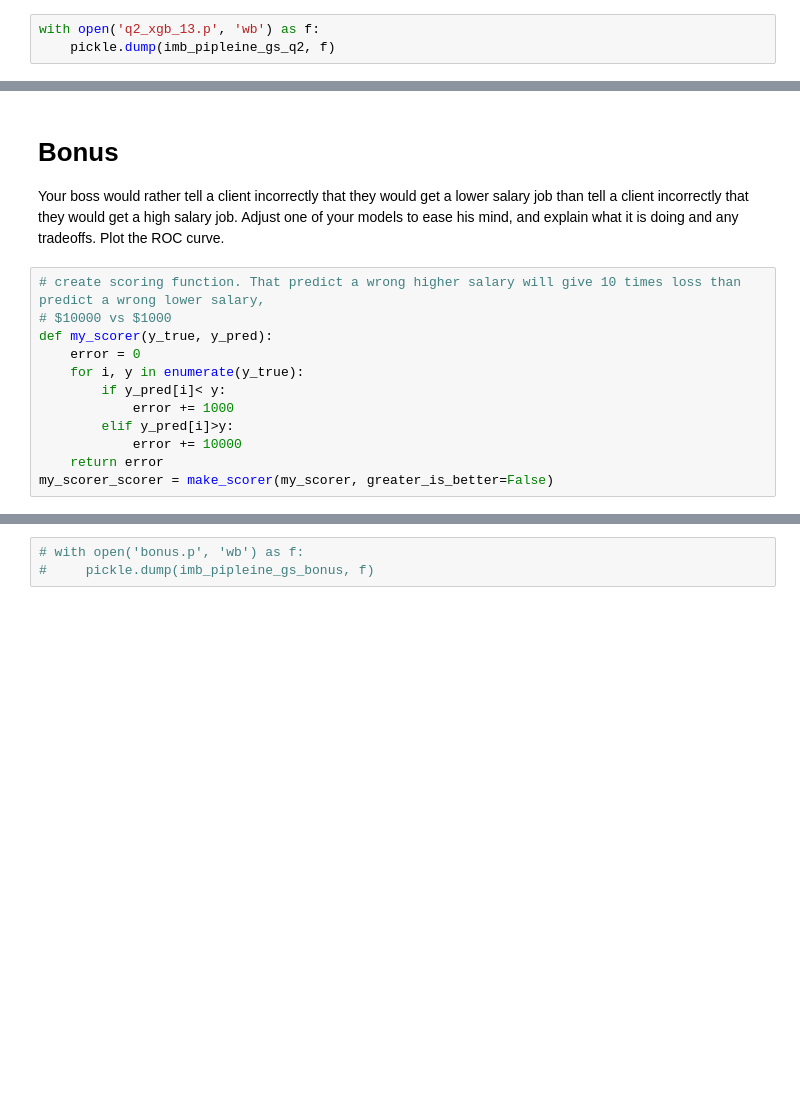
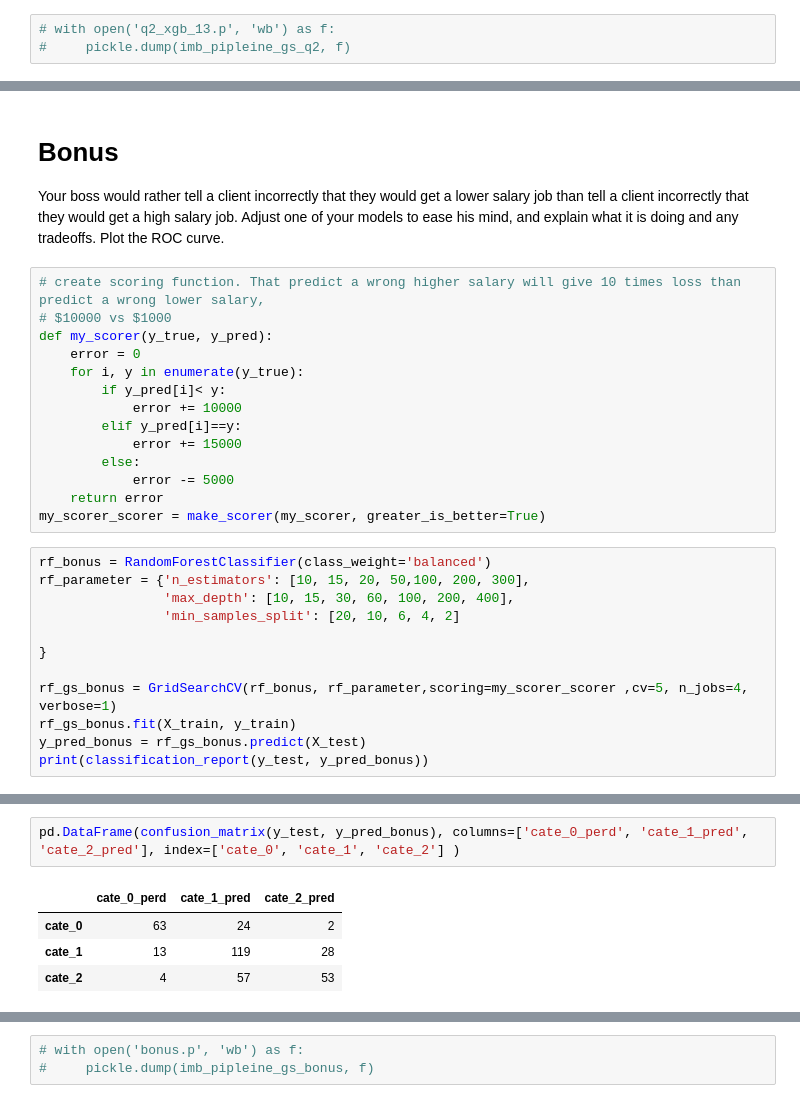
Before and after one commit to Miaowshroom/project-4, a Jupyter notebook: Project_4-randomstate.ipynb, the cells around one changed output, grey strips where cells are left out. Drawn from its saved outputs; the diff is of its cells as text; blank space fills up the shorter version.

```diff
--- a/Project_4-randomstate.ipynb
+++ b/Project_4-randomstate.ipynb
@@ -965,6 +887,6 @@ weighted avg       0.83      0.83      0.83       363
 # %%
-with open('q2_xgb_13.p', 'wb') as f:
-    pickle.dump(imb_pipleine_gs_q2, f)
+# with open('q2_xgb_13.p', 'wb') as f:
+#     pickle.dump(imb_pipleine_gs_q2, f)
 # %%
 with open('q2_xgb_13.p', 'rb') as f:
     imb_pipleine_gs_q2 = pickle.load(f)
@@ -1045,8 +1004,22 @@ def my_scorer(y_true, y_pred):
     error = 0
     for i, y in enumerate(y_true):
         if y_pred[i]< y:
-            error += 1000
-        elif y_pred[i]>y:
             error += 10000
+        elif y_pred[i]==y:
+            error += 15000
+        else:
+            error -= 5000
     return error
-my_scorer_scorer = make_scorer(my_scorer, greater_is_better=False)
+my_scorer_scorer = make_scorer(my_scorer, greater_is_better=True)
+# %%
+rf_bonus = RandomForestClassifier(class_weight='balanced')
+rf_parameter = {'n_estimators': [10, 15, 20, 50,100, 200, 300],
+                'max_depth': [10, 15, 30, 60, 100, 200, 400],
+                'min_samples_split': [20, 10, 6, 4, 2]
+
+}
+
+rf_gs_bonus = GridSearchCV(rf_bonus, rf_parameter,scoring=my_scorer_scorer ,cv=5, n_jobs=4, verbose=1)
+rf_gs_bonus.fit(X_train, y_train)
+y_pred_bonus = rf_gs_bonus.predict(X_test)
+print(classification_report(y_test, y_pred_bonus))
@@ -1052,0 +1056,7 @@ my_scorer_scorer = make_scorer(my_scorer, greater_is_better=False)
+# %%
+pd.DataFrame(confusion_matrix(y_test, y_pred_bonus), columns=['cate_0_perd', 'cate_1_pred', 'cate_2_pred'], index=['cate_0', 'cate_1', 'cate_2'] )
+# %% [output]
+|  | cate_0_perd | cate_1_pred | cate_2_pred |
+| cate_0 | 63 | 24 | 2 |
+| cate_1 | 13 | 119 | 28 |
+| cate_2 | 4 | 57 | 53 |
```
Also changed, not shown: parts of 18 cells of this notebook.
